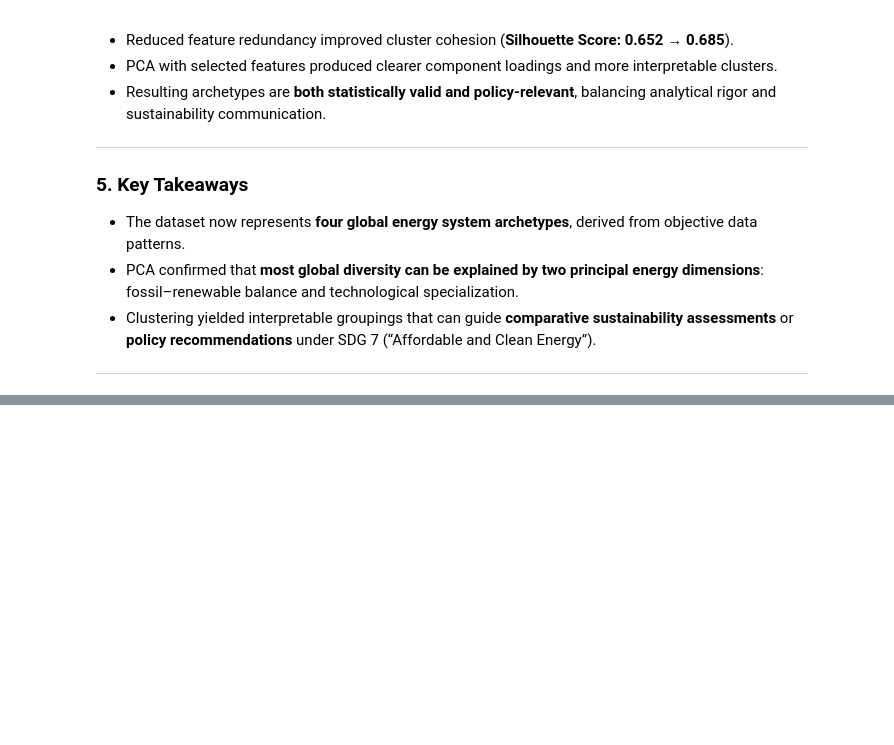
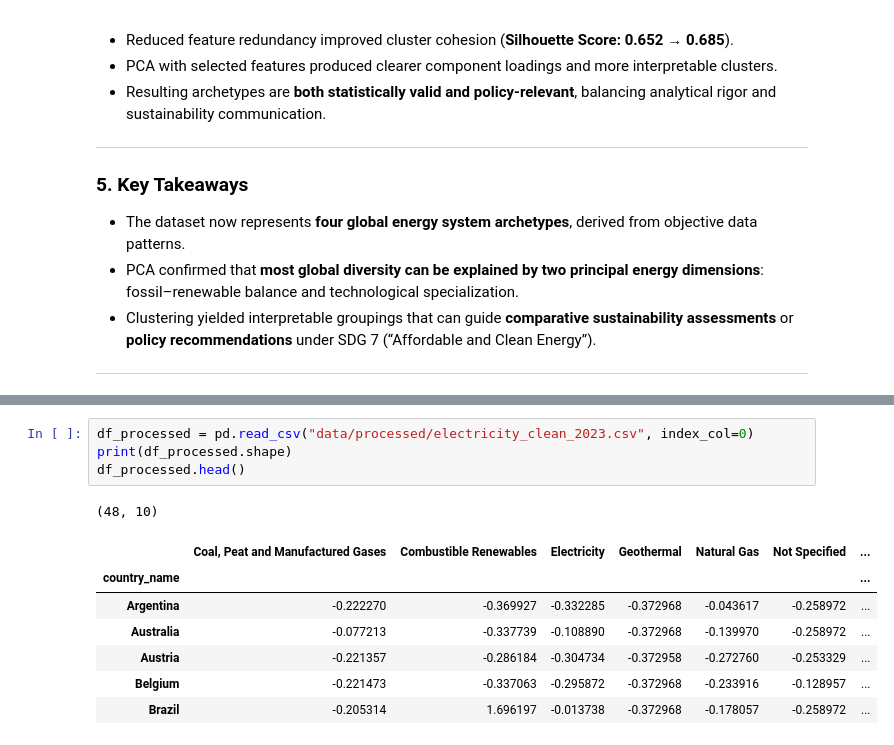
Before and after one commit to FedorSulaev/global-energy-systems-clustering, a Jupyter notebook: notebooks/01_data_analysis_and_preprocessing.ipynb, the cells around one changed output, grey strips where cells are left out. Cells and saved outputs as stored; diff of their text form; blank space fills up the shorter version.

```diff
--- a/notebooks/01_data_analysis_and_preprocessing.ipynb
+++ b/notebooks/01_data_analysis_and_preprocessing.ipynb
@@ -864,0 +888,13 @@ The first two components together explain **~65%** of the variance, enabling cle
+# %%
+df_processed = pd.read_csv("data/processed/electricity_clean_2023.csv", index_col=0)
+print(df_processed.shape)
+df_processed.head()
+# %% [output]
+(48, 10)
+|  | Coal, Peat and Manufactured Gases | Combustible Renewables | Electricity | Geothermal | Natural Gas | Not Specified | ... |
+| country_name |  |  |  |  |  |  | ... |
+| Argentina | -0.222270 | -0.369927 | -0.332285 | -0.372968 | -0.043617 | -0.258972 | ... |
+| Australia | -0.077213 | -0.337739 | -0.108890 | -0.372968 | -0.139970 | -0.258972 | ... |
+| Austria | -0.221357 | -0.286184 | -0.304734 | -0.372958 | -0.272760 | -0.253329 | ... |
+| Belgium | -0.221473 | -0.337063 | -0.295872 | -0.372968 | -0.233916 | -0.128957 | ... |
+| Brazil | -0.205314 | 1.696197 | -0.013738 | -0.372968 | -0.178057 | -0.258972 | ... |
```
Also changed, not shown: parts of 2 cells of this notebook, 7 other files.
